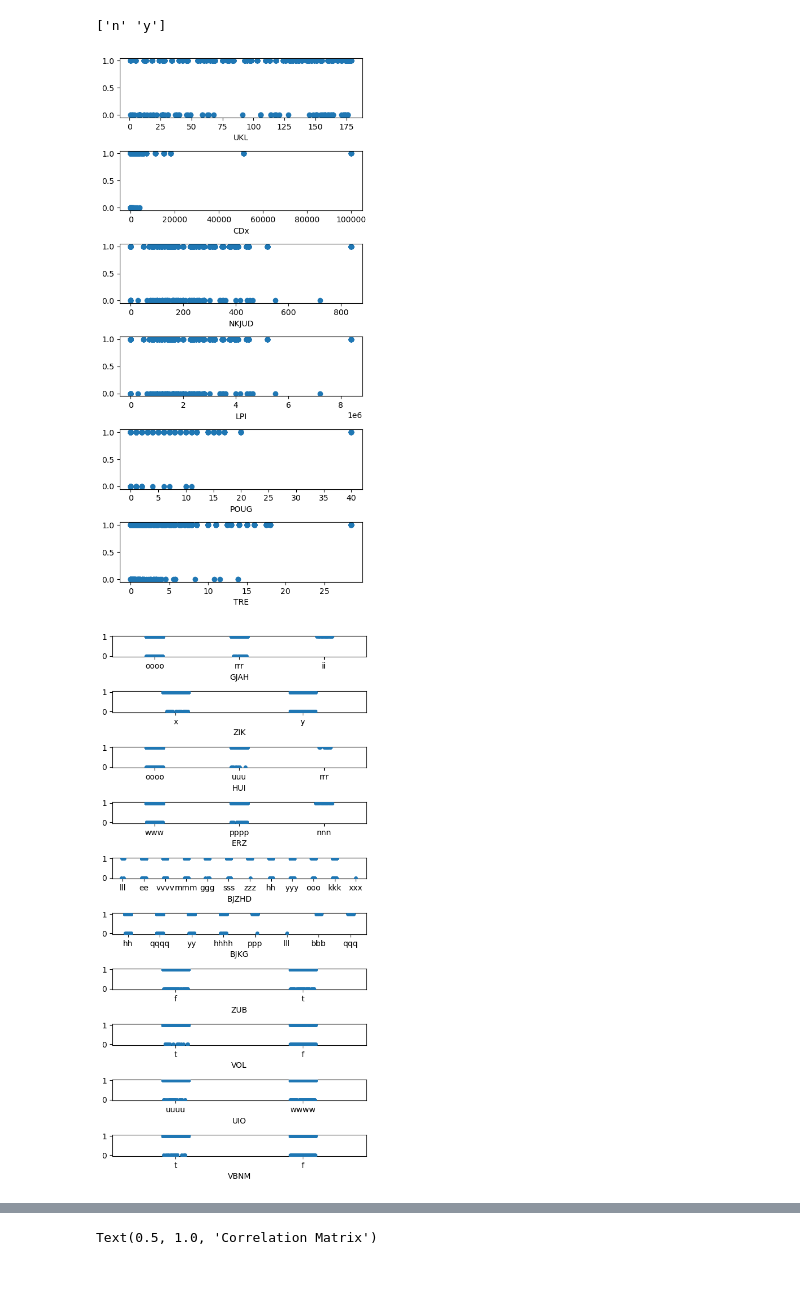
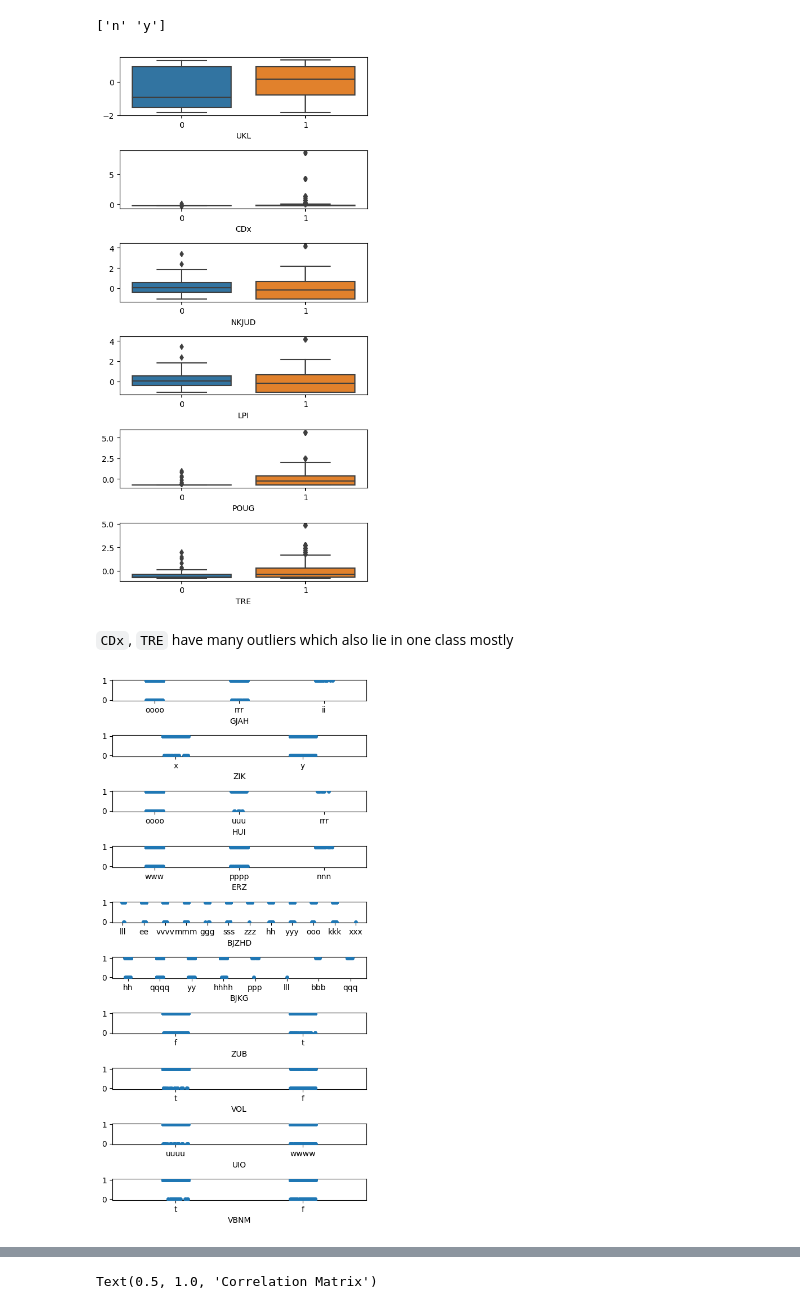
Before and after one commit to msskzx/problem-solvn, a Jupyter notebook: python_solutions/challenges/data-tasks/logistic-regression.ipynb, the cells around one changed output, grey strips where cells are left out. Drawn from its saved outputs; the diff is of its cells as text; code cells hidden in the pictures; blank space fills up the shorter version.

```diff
--- a/python_solutions/challenges/data-tasks/logistic-regression.ipynb
+++ b/python_solutions/challenges/data-tasks/logistic-regression.ipynb
@@ -136,18 +135,27 @@ print(encoder.classes_)
 # %%
 # numerical columns
 numerical_features = [x for x in x_train if x_train[x].dtypes != 'object']
+categorical_features = [x for x in x_train if x_train[x].dtypes == 'object']
 fig, axs = plt.subplots(len(numerical_features), figsize=(5, 10))
 
+# normailze to accomodate outliers
+preprocessor = StandardScaler()
+x_train_numerical = x_train[numerical_features]
+x_train_scaled = preprocessor.fit_transform(x_train_numerical)
+
 for i, x in enumerate(numerical_features):
-    axs[i].scatter(x_train[x], y_train)
+    sns.boxplot(x=y_train, y=x_train_scaled[:, i], data=x_train_numerical, ax=axs[i])
+    #axs[i].set_yscale('log')
     axs[i].set_xlabel(x)
 
 # Adjust spacing between subplots
 plt.tight_layout()
 # Display the plot
 plt.show()
 # %% [output]
-[figure, old version]
+[figure, new version]
+# %% [markdown]
+`CDx`, `TRE` have many outliers which also lie in one class mostly
 # %%
 # categorical columns
 categorical_features = [x for x in x_train if x_train[x].dtypes == 'object']
@@ -160,4 +168,4 @@ for i, x in enumerate(categorical_features):
 plt.tight_layout()
 plt.show()
 # %% [output]
-[figure, old version]
+[figure, new version]
```
Also changed, not shown: parts of 9 cells of this notebook.
